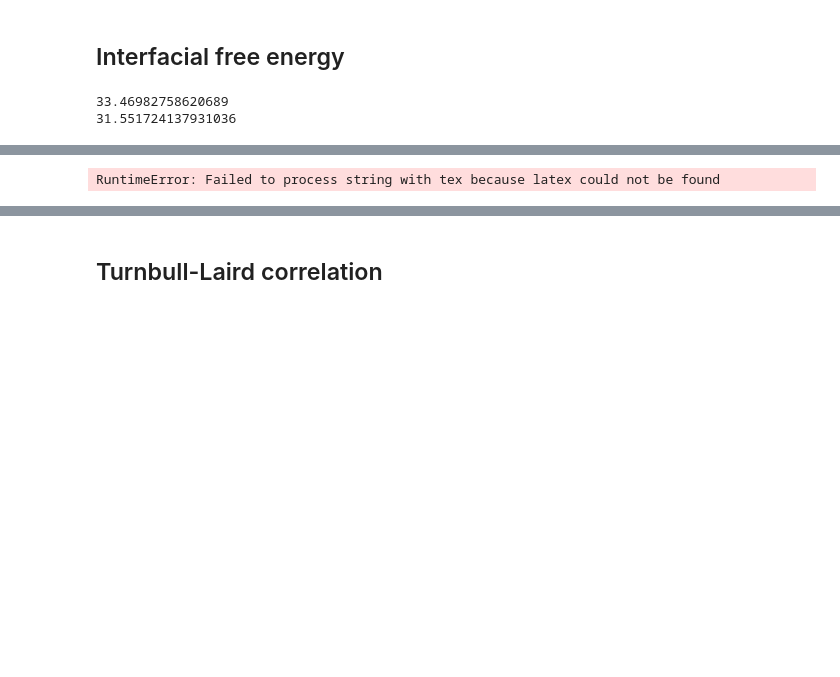
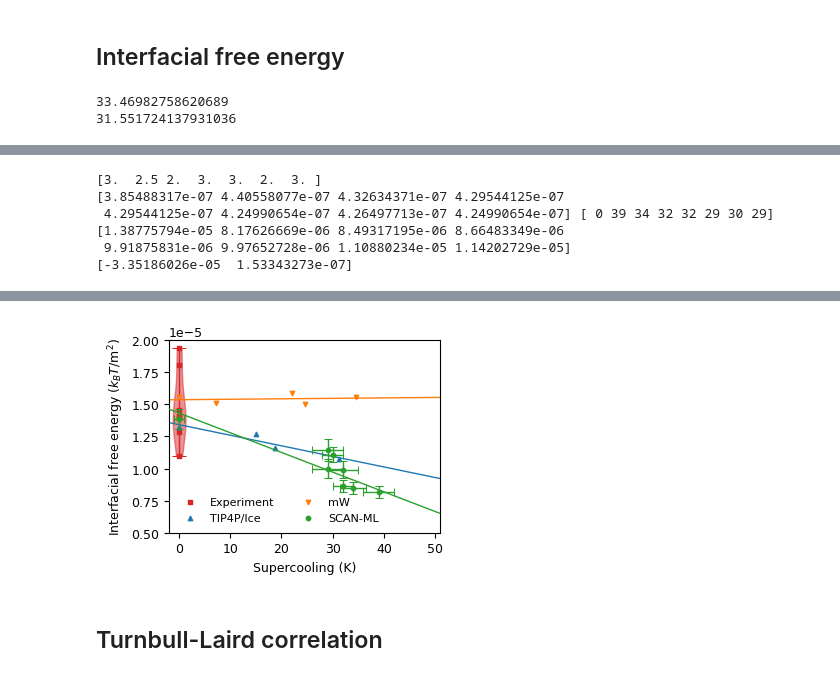
Before and after one commit to Wanqi1996/Feldspar-figures, a Jupyter notebook: Analysis.ipynb, the cells around one changed output, grey strips where cells are left out. Saved outputs shown, nothing was run; the diff lists cells and outputs as text; code cells hidden in the pictures; blank space fills up the shorter version.

```diff
--- a/Analysis.ipynb
+++ b/Analysis.ipynb
@@ -581,7 +575,7 @@ font = {'family' : 'serif',
         'weight'   : 'normal',
         'size'   : 9}
 plt.rc('font', **font)
-plt.rc('text', usetex=True)
+plt.rc('text', usetex=False)
 plt.rcParams['figure.figsize'] = (3.5, 2.5)
 
 colors = plt.rcParams['axes.prop_cycle'].by_key()['color']
@@ -663 +669,5 @@ plt.show()
-RuntimeError: Failed to process string with tex because latex could not be found
+[3.  2.5 2.  3.  3.  2.  3. ]
+[3.85488317e-07 4.40558077e-07 4.32634371e-07 4.29544125e-07
+ 4.29544125e-07 4.24990654e-07 4.26497713e-07 4.24990654e-07] [ 0 39 34 32 32 29 30 29] [1.38775794e-05 8.17626669e-06 8.49317195e-06 8.66483349e-06
+ 9.91875831e-06 9.97652728e-06 1.10880234e-05 1.14202729e-05]
+[-3.35186026e-05  1.53343273e-07]
@@ -665,3 +691,4 @@ RuntimeError: Failed to process string with tex because latex could not be found
+[figure, added]
 # %% [markdown]
 ## Turnbull-Laird correlation
 # %%
```
Also changed, not shown: parts of 10 cells of this notebook.
